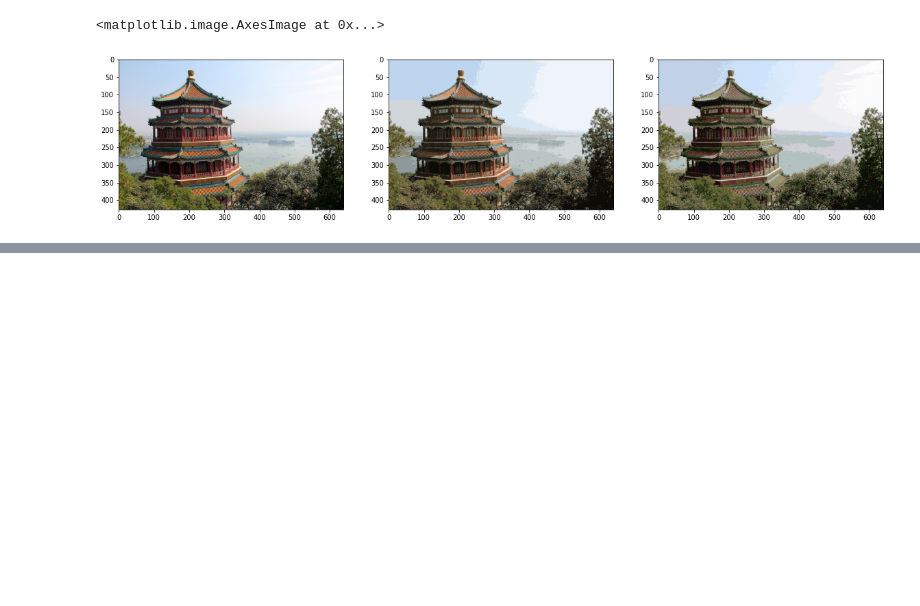
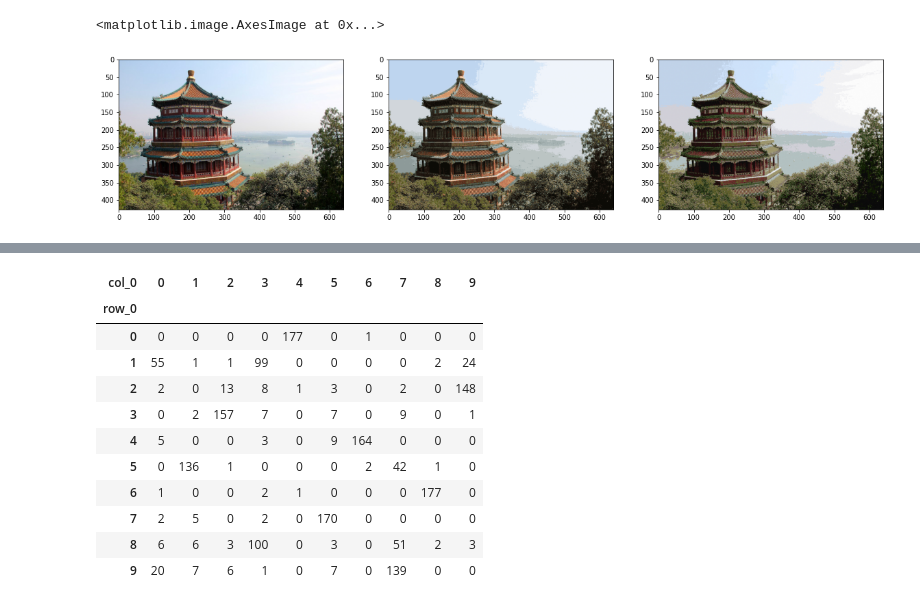
Before and after one commit to JohnnyWasilewski/postgraduate-lectures, a Jupyter notebook: ML_theory/Klasteryzacja.ipynb, the cells around one changed output, grey strips where cells are left out. Saved outputs shown, nothing was run; the diff lists cells and outputs as text; code cells hidden in the pictures; blank space fills up the shorter version.

```diff
--- a/ML_theory/Klasteryzacja.ipynb
+++ b/ML_theory/Klasteryzacja.ipynb
@@ -211,0 +224,16 @@ ax3.imshow(codebook_random[labels_random].reshape(w, h, -1))
+# %%
+kmeans = KMeans(n_clusters=10).fit([im.reshape(-1) for im in digits.images])
+pd.crosstab(digits.target, kmeans.labels_)
+# %% [output]
+| col_0 | 0 | 1 | 2 | 3 | 4 | 5 | 6 | 7 | 8 | 9 |
+| row_0 |  |  |  |  |  |  |  |  |  |  |
+| 0 | 0 | 0 | 0 | 0 | 177 | 0 | 1 | 0 | 0 | 0 |
+| 1 | 55 | 1 | 1 | 99 | 0 | 0 | 0 | 0 | 2 | 24 |
+| 2 | 2 | 0 | 13 | 8 | 1 | 3 | 0 | 2 | 0 | 148 |
+| 3 | 0 | 2 | 157 | 7 | 0 | 7 | 0 | 9 | 0 | 1 |
+| 4 | 5 | 0 | 0 | 3 | 0 | 9 | 164 | 0 | 0 | 0 |
+| 5 | 0 | 136 | 1 | 0 | 0 | 0 | 2 | 42 | 1 | 0 |
+| 6 | 1 | 0 | 0 | 2 | 1 | 0 | 0 | 0 | 177 | 0 |
+| 7 | 2 | 5 | 0 | 2 | 0 | 170 | 0 | 0 | 0 | 0 |
+| 8 | 6 | 6 | 3 | 100 | 0 | 3 | 0 | 51 | 2 | 3 |
+| 9 | 20 | 7 | 6 | 1 | 0 | 7 | 0 | 139 | 0 | 0 |
```
Also changed, not shown: parts of 8 cells of this notebook.
